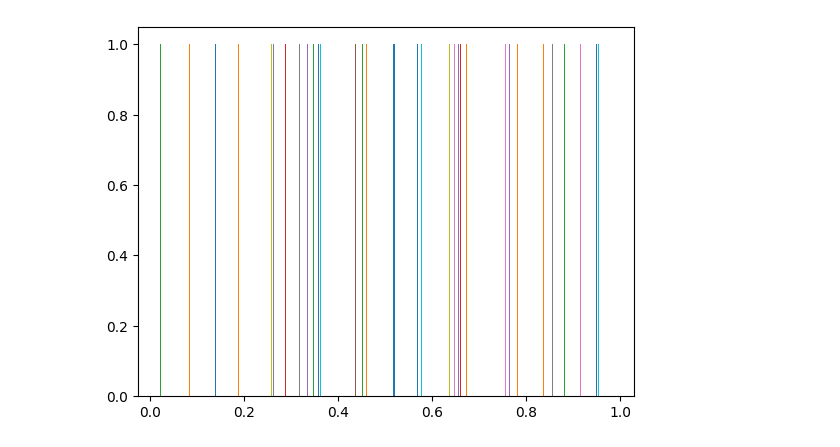
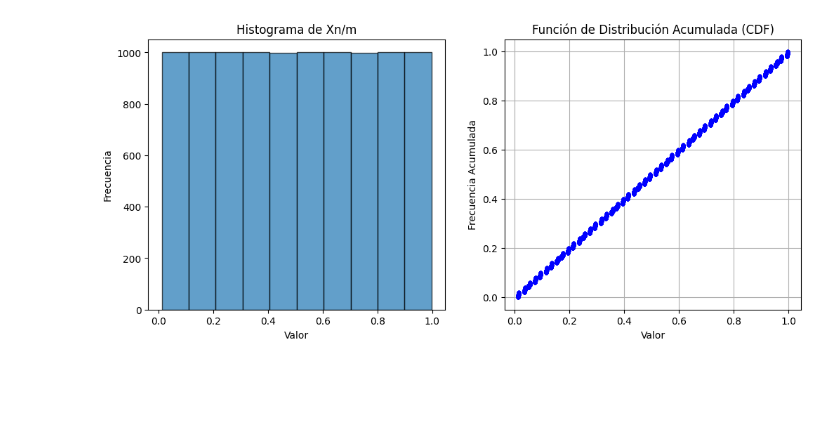
Before and after one commit to VilchisKarla/SIMULACION-I, a Jupyter notebook: NUMEROS_ALEATORIOS.ipynb, the cells around one changed output. Cells and saved outputs as stored; diff of their text form; code cells hidden in the pictures; blank space fills up the shorter version.

```diff
--- a/NUMEROS_ALEATORIOS.ipynb
+++ b/NUMEROS_ALEATORIOS.ipynb
@@ -1,2 +1,22 @@
 # %% [markdown]
 <a href="https://colab.research.google.com/github/VilchisKarla/SIMULACION-I/blob/main/NUMEROS_ALEATORIOS.ipynb" target="_parent"><img src="https://colab.research.google.com/assets/colab-badge.svg" alt="Open In Colab"/></a>
+# %%
+#TABLA DE GENERADOR CONGRUENCIAL
+import tabulate
+a=1
+c=27
+m=22
+X0=3
+def generador(a,c,m,X0):
+    x=(a*X0+c)%m
+    return x
+muestra=[]
+for i in range(0,50):
+    nuevo=generador(a,c,m,X0)
+    muestra.append([i,X0,f"{nuevo / m:.6f}"])
+    X0=nuevo
+encabezados=["i","x_i","x_{i+1}"]
+print(tabulate.tabulate(muestra, headers=encabezados, tablefmt="grid",
+    numalign="center",
+    stralign="center",
+    colalign=("center", "center", "right")))
@@ -54,50 +105,64 @@ plt.ylabel("Frecuencia")
 # %%
-import tabulate
 import numpy as np
 import matplotlib.pyplot as plt
-a=82
-c=69
-m=10**4
-X0=5
-def generador(a,c,m,X0):
-    x=(a*X0+c)%m
+from tabulate import tabulate
+
+# Parámetros del generador
+a = 82
+c = 69
+m = 10**4 #ayuda a determinar el ciclo de vida
+X0 = 5 #punto inicial (SEMILLA)
+
+def generador(a, c, m, X0):
+    x = (a * X0 + c) % m
     return x
-muestra=[]
-lista=[]
+
+muestra = []#guardará nuestra tabla de elementos i,x_i y xn/m
+lista = [] #guarda nuestro xn/m
+
 for i in range(10000):
-    nuevo=generador(a,c,m,X0)
-    muestra.append([i,X0,nuevo/m])
-    X0=nuevo
-    lista.append([nuevo/m])
-encabezados=["i","x_i","x_{i+1}"]
-print(tabulate.tabulate(muestra, headers=encabezados))
-media=np.mean(lista)
-print("media:", media)
-varianza=np.var(lista)
-print("varianza:", varianza)
+    nuevo = generador(a, c, m, X0)
+    muestra.append([i, X0, nuevo / m])
+    X0 = nuevo
+    lista.append(nuevo / m)
 
-# Grafica acumulativa de un conjunto de datos
-def cdf(lista):
-    x = np.sort(lista)
-    y = np.arange(1, len(lista) + 1) / len(lista)
+encabezados = ["i", "x_i", "x_(i+1)"]
+print(tabulate(muestra, headers=encabezados, tablefmt="grid",
+    numalign="center",
+    stralign="center",
+    colalign=("center", "center", "center")))
+
+media = np.mean(lista)
+varianza = np.var(lista)
+
+print("\033[1mMedia\033[0m", media)
+print("\033[1mVarianza\033[0m", varianza)
+
+# Función para calcular la CDF
+def cdf(datos):
+    x = np.sort(datos)  # Ordena los datos
+    y = np.arange(1, len(datos) + 1) / len(datos)  # Genera la escala acumulativa
     return x, y
 
 # Calcular la CDF
 x, y = cdf(lista)
 
-#Histograma
-plt.hist(lista, bins=10, edgecolor='c', alpha=0.7)
+plt.figure(figsize=(12, 5))
+
+# Histograma
+plt.subplot(1, 2, 1)
+plt.hist(lista, bins=10, edgecolor='black', alpha=0.7)
 plt.title("Histograma de Xn/m")
 plt.xlabel("Valor")
 plt.ylabel("Frecuencia")
 
-# Graficar la EDF
-plt.plot(x, y, marker='.', linestyle='none')
-plt.title("Función de Distribución acumulada (FDA)")
+# Gráfica de la CDF
+plt.subplot(1, 2, 2)
+plt.plot(x, y, marker='.', linestyle='none', color='b')
+plt.title("Función de Distribución Acumulada (CDF)")
 plt.xlabel("Valor")
 plt.ylabel("Frecuencia Acumulada")
 plt.grid(True)
 
-plt.tight_layout()
 plt.show()
 # %% [output]
@@ -122 +186 @@ KeyboardInterrupt:
-[figure, old version]
+[figure, new version]
```
Also changed, not shown: parts of 3 cells of this notebook.
